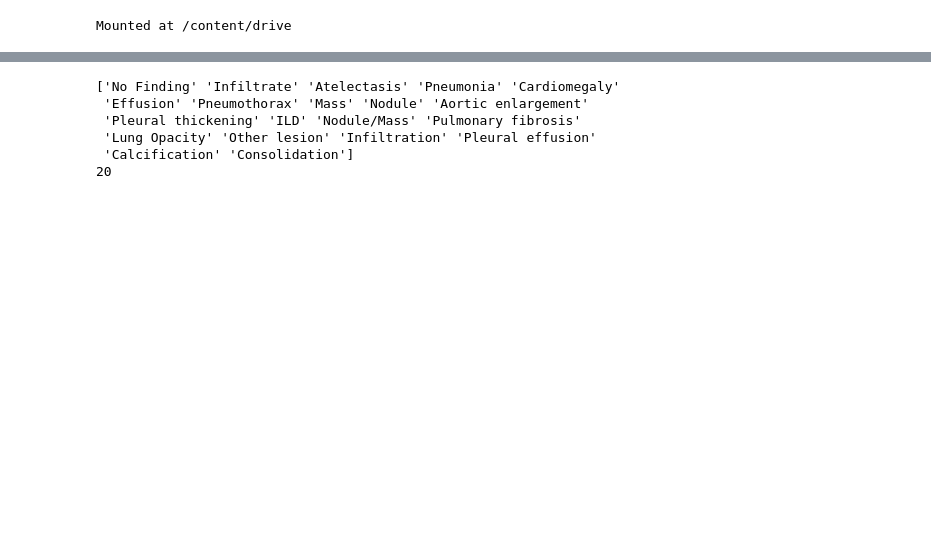
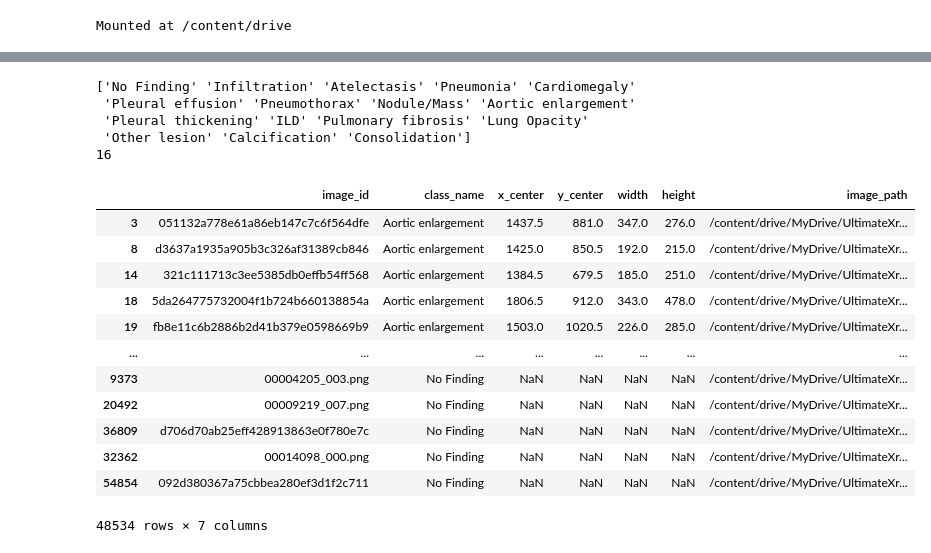
Before and after one commit to SkinHeadDressSom/Ultimate-X-ray-AI, a Jupyter notebook: CXR_data_preparation.ipynb, the cells around one changed output, grey strips where cells are left out. Cells and saved outputs as stored; diff of their text form; code cells hidden in the pictures; blank space fills up the shorter version.

```diff
--- a/CXR_data_preparation.ipynb
+++ b/CXR_data_preparation.ipynb
@@ -260,11 +167,52 @@ merged_df.to_csv('/content/drive/MyDrive/UltimateXray/ultimateXray.csv', index=F
 # %%
-print(merged_df['class_name'].unique())
-print(len(merged_df['class_name'].unique()))
+print(mapped_df['class_name'].unique())
+print(len(mapped_df['class_name'].unique()))
 # %% [output]
-['No Finding' 'Infiltrate' 'Atelectasis' 'Pneumonia' 'Cardiomegaly'
- 'Effusion' 'Pneumothorax' 'Mass' 'Nodule' 'Aortic enlargement'
- 'Pleural thickening' 'ILD' 'Nodule/Mass' 'Pulmonary fibrosis'
- 'Lung Opacity' 'Other lesion' 'Infiltration' 'Pleural effusion'
- 'Calcification' 'Consolidation']
-20
+['No Finding' 'Infiltration' 'Atelectasis' 'Pneumonia' 'Cardiomegaly'
+ 'Pleural effusion' 'Pneumothorax' 'Nodule/Mass' 'Aortic enlargement'
+ 'Pleural thickening' 'ILD' 'Pulmonary fibrosis' 'Lung Opacity'
+ 'Other lesion' 'Calcification' 'Consolidation']
+16
+# %%
+def downsample_classes(df, class_col="class_name", no_finding_class="No Finding"):
+    non_no_finding = df[df[class_col] != no_finding_class]
+    class_counts = non_no_finding[class_col].value_counts()
+
+    most_frequent_class = class_counts.index[0]
+    second_most_frequent_class = class_counts.index[1]
+    target_size = class_counts.iloc[1]
+
+    downsampled = []
+    for class_name, group in df.groupby(class_col):
+        if class_name == most_frequent_class:
+            downsampled.append(group.sample(target_size, random_state=42))
+        elif class_name == no_finding_class:
+            continue
+        else:
+            downsampled.append(group)
+
+    remaining_df = pd.concat(downsampled)
+
+    no_finding_target_size = int(0.1 * len(remaining_df))
+    no_finding_df = df[df[class_col] == no_finding_class].sample(no_finding_target_size, random_state=42)
+
+    final_df = pd.concat([remaining_df, no_finding_df])
+    return final_df
+
+downsampled_df = downsample_classes(mapped_df)
+downsampled_df
+# %% [output]
+|  | image_id | class_name | x_center | y_center | width | height | image_path |
+| 3 | 051132a778e61a86eb147c7c6f564dfe | Aortic enlargement | 1437.5 | 881.0 | 347.0 | 276.0 | /content/drive/MyDrive/UltimateXr... |
+| 8 | d3637a1935a905b3c326af31389cb846 | Aortic enlargement | 1425.0 | 850.5 | 192.0 | 215.0 | /content/drive/MyDrive/UltimateXr... |
+| 14 | 321c111713c3ee5385db0effb54ff568 | Aortic enlargement | 1384.5 | 679.5 | 185.0 | 251.0 | /content/drive/MyDrive/UltimateXr... |
+| 18 | 5da264775732004f1b724b660138854a | Aortic enlargement | 1806.5 | 912.0 | 343.0 | 478.0 | /content/drive/MyDrive/UltimateXr... |
+| 19 | fb8e11c6b2886b2d41b379e0598669b9 | Aortic enlargement | 1503.0 | 1020.5 | 226.0 | 285.0 | /content/drive/MyDrive/UltimateXr... |
+| ... | ... | ... | ... | ... | ... | ... | ... |
+| 9373 | 00004205_003.png | No Finding | NaN | NaN | NaN | NaN | /content/drive/MyDrive/UltimateXr... |
+| 20492 | 00009219_007.png | No Finding | NaN | NaN | NaN | NaN | /content/drive/MyDrive/UltimateXr... |
+| 36809 | d706d70ab25eff428913863e0f780e7c | No Finding | NaN | NaN | NaN | NaN | /content/drive/MyDrive/UltimateXr... |
+| 32362 | 00014098_000.png | No Finding | NaN | NaN | NaN | NaN | /content/drive/MyDrive/UltimateXr... |
+| 54854 | 092d380367a75cbbea280ef3d1f2c711 | No Finding | NaN | NaN | NaN | NaN | /content/drive/MyDrive/UltimateXr... |
+48534 rows × 7 columns
 # %%
```
Also changed, not shown: parts of 38 cells of this notebook.
